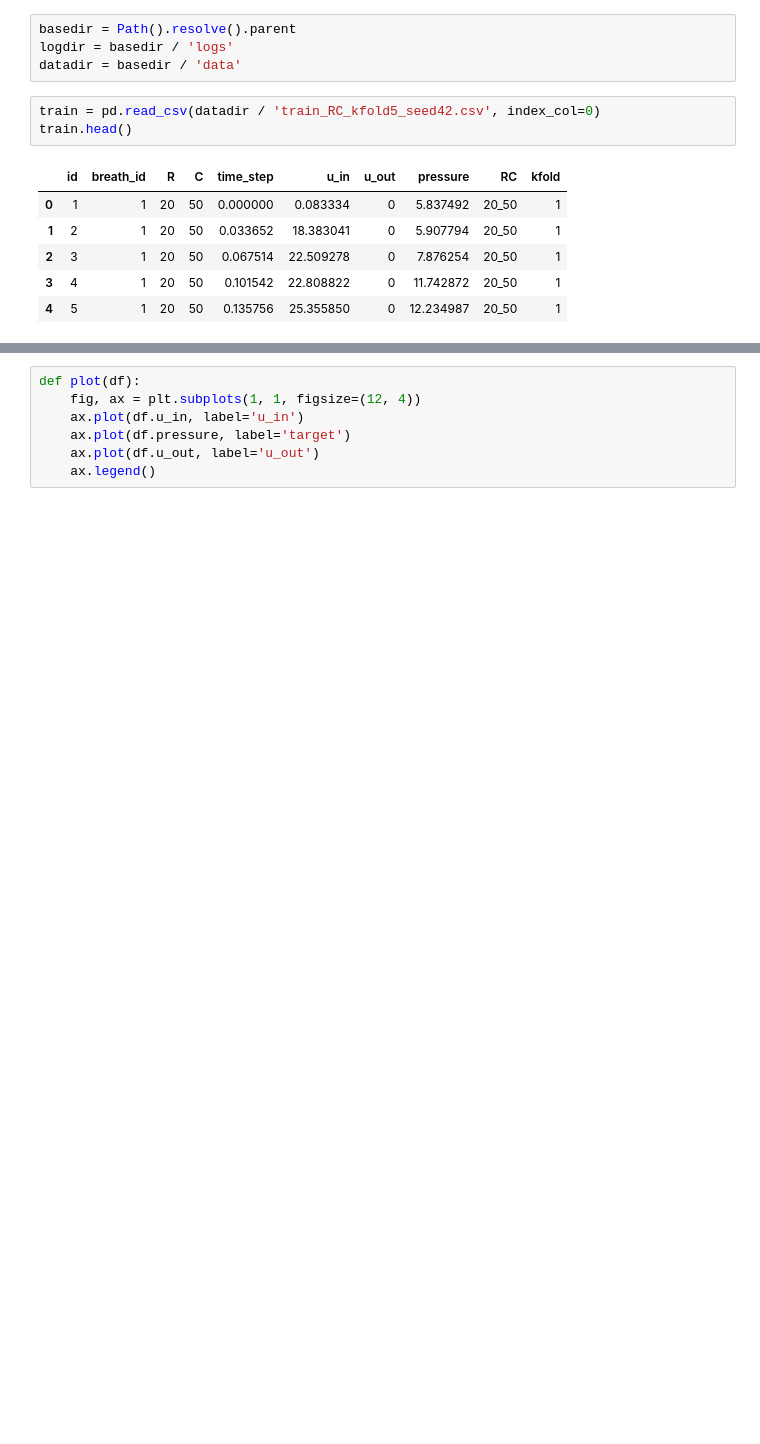
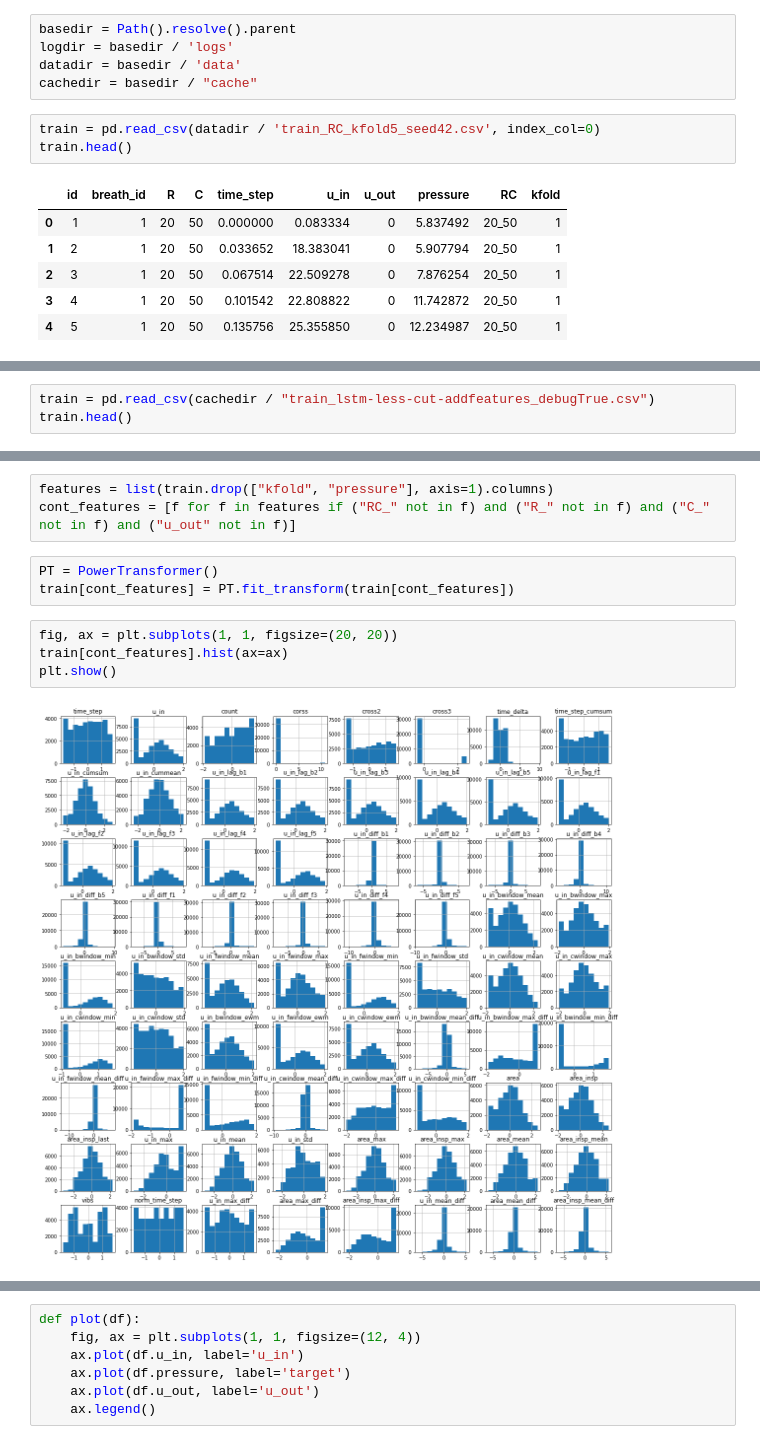
Before and after one commit to yamaguchi-milkcocholate/GoogleBrain-VentilatorPressurePrediction, a Jupyter notebook: notebooks/analysis.ipynb, the cells around one changed output, grey strips where cells are left out. Saved outputs shown, nothing was run; the diff lists cells and outputs as text; blank space fills up the shorter version.

```diff
--- a/notebooks/analysis.ipynb
+++ b/notebooks/analysis.ipynb
@@ -9,6 +9,7 @@ pd.options.display.max_columns = 100
 basedir = Path().resolve().parent
 logdir = basedir / 'logs'
 datadir = basedir / 'data'
+cachedir = basedir / "cache"
 # %%
 train = pd.read_csv(datadir / 'train_RC_kfold5_seed42.csv', index_col=0)
 train.head()
@@ -21,0 +40,3 @@ train.head()
+# %%
+train = pd.read_csv(cachedir / "train_lstm-less-cut-addfeatures_debugTrue.csv")
+train.head()
@@ -21,0 +51,12 @@ train.head()
+# %%
+features = list(train.drop(["kfold", "pressure"], axis=1).columns)
+cont_features = [f for f in features if ("RC_" not in f) and ("R_" not in f) and ("C_" not in f) and ("u_out" not in f)]
+# %%
+PT = PowerTransformer()
+train[cont_features] = PT.fit_transform(train[cont_features])
+# %%
+fig, ax = plt.subplots(1, 1, figsize=(20, 20))
+train[cont_features].hist(ax=ax)
+plt.show()
+# %% [output]
+[figure, added]
```
Also changed, not shown: parts of 6 cells of this notebook, 1 other file.
